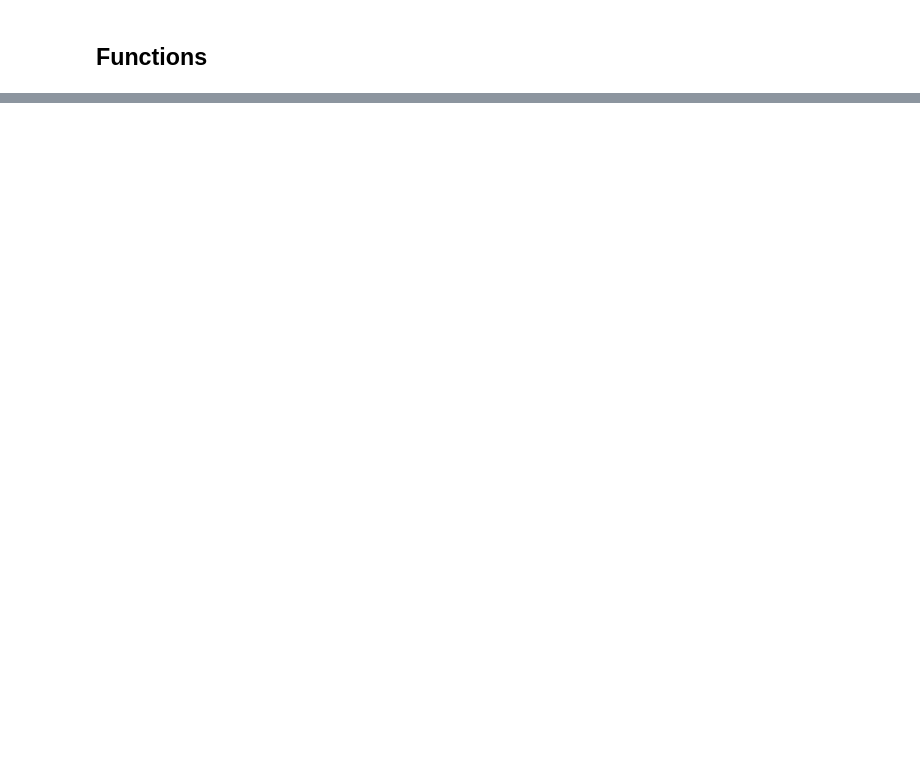
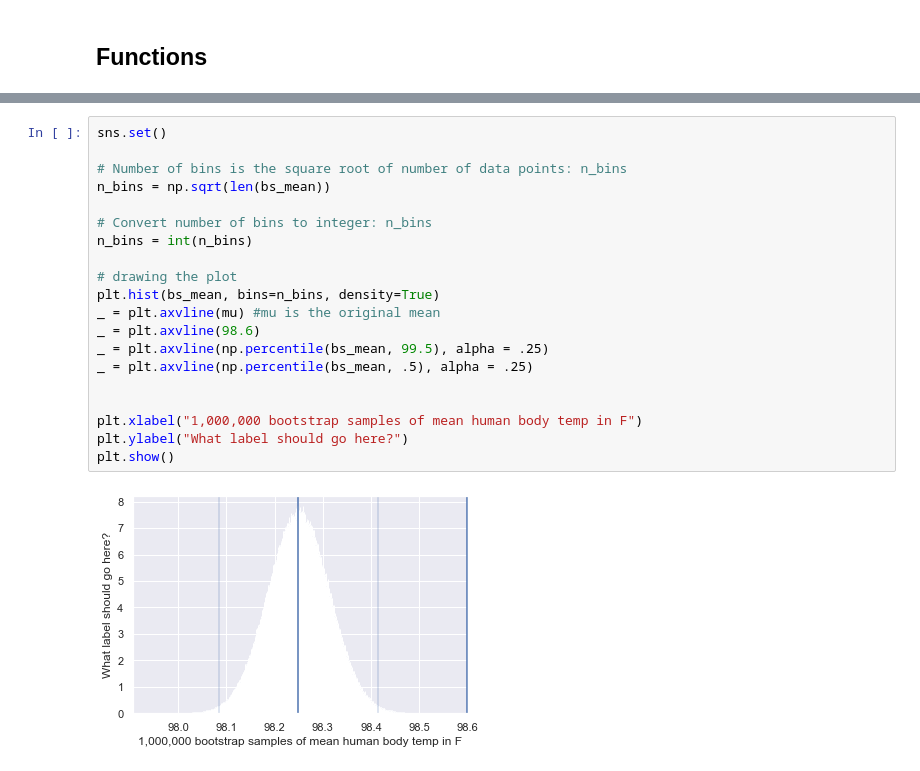
Before and after one commit to dfarkins/Springboard, a Jupyter notebook: EDA_human_temperature/sliderule_dsi_inferential_statistics_exercise_1.ipynb, the cells around one changed output, grey strips where cells are left out. Saved outputs shown, nothing was run; the diff lists cells and outputs as text; blank space fills up the shorter version.

```diff
--- a/EDA_human_temperature/sliderule_dsi_inferential_statistics_exercise_1.ipynb
+++ b/EDA_human_temperature/sliderule_dsi_inferential_statistics_exercise_1.ipynb
@@ -205,0 +243,22 @@ Difference in intercept:   0.397357130517193
+# %%
+sns.set()
+
+# Number of bins is the square root of number of data points: n_bins
+n_bins = np.sqrt(len(bs_mean))
+
+# Convert number of bins to integer: n_bins
+n_bins = int(n_bins)
+
+# drawing the plot
+plt.hist(bs_mean, bins=n_bins, density=True)
+_ = plt.axvline(mu) #mu is the original mean
+_ = plt.axvline(98.6)
+_ = plt.axvline(np.percentile(bs_mean, 99.5), alpha = .25)
+_ = plt.axvline(np.percentile(bs_mean, .5), alpha = .25)
+
+
+plt.xlabel("1,000,000 bootstrap samples of mean human body temp in F")
+plt.ylabel("What label should go here?")
+plt.show()
+# %% [output]
+[figure, added]
```
Also changed, not shown: parts of 20 cells of this notebook.
